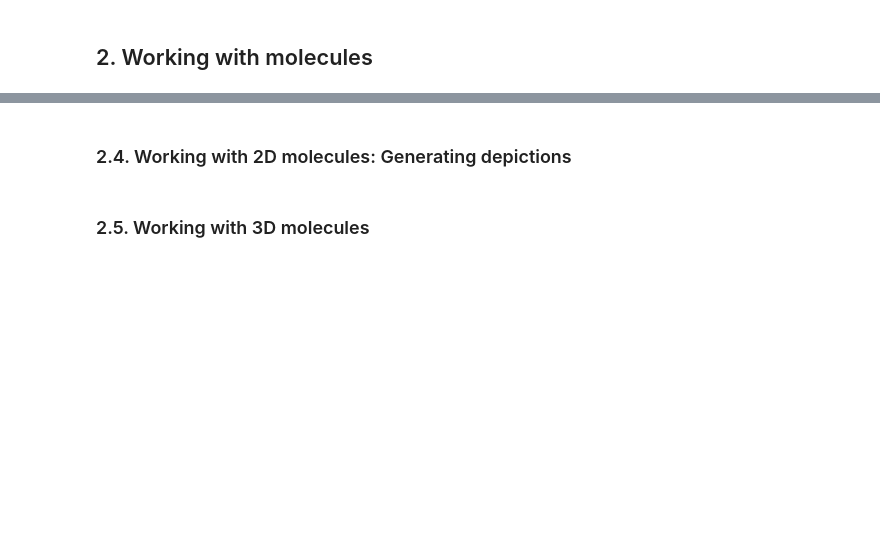
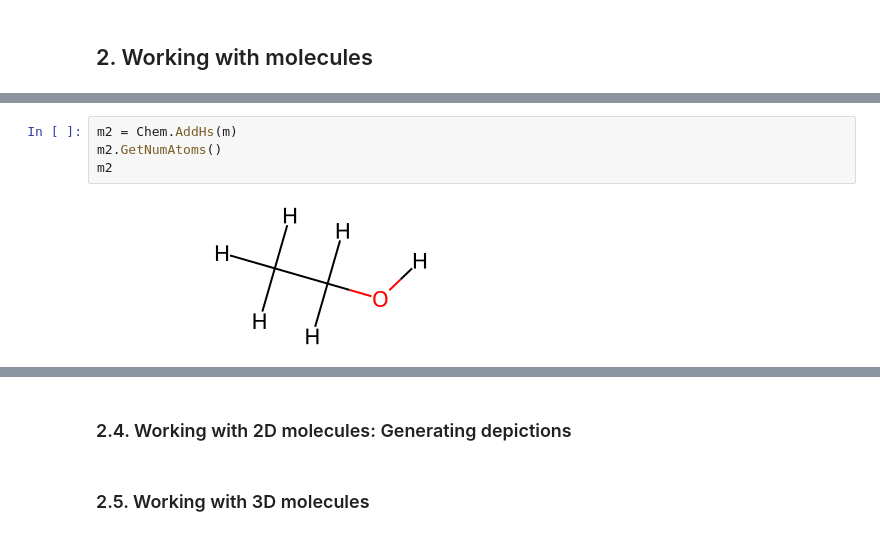
Before and after one commit to wehs7661/demos_hub, a Jupyter notebook: notebooks/RDKit.ipynb, the cells around one changed output, grey strips where cells are left out. Cells and saved outputs as stored; diff of their text form; blank space fills up the shorter version.

```diff
--- a/RDKit.ipynb
+++ b/notebooks/RDKit.ipynb
@@ -296,0 +420,6 @@ with Chem.SDWriter('data/foo.sdf') as w:
+# %%
+m2 = Chem.AddHs(m)
+m2.GetNumAtoms()
+m2
+# %% [output]
+[figure, added]
```
Also changed, not shown: parts of 64 cells of this notebook.
